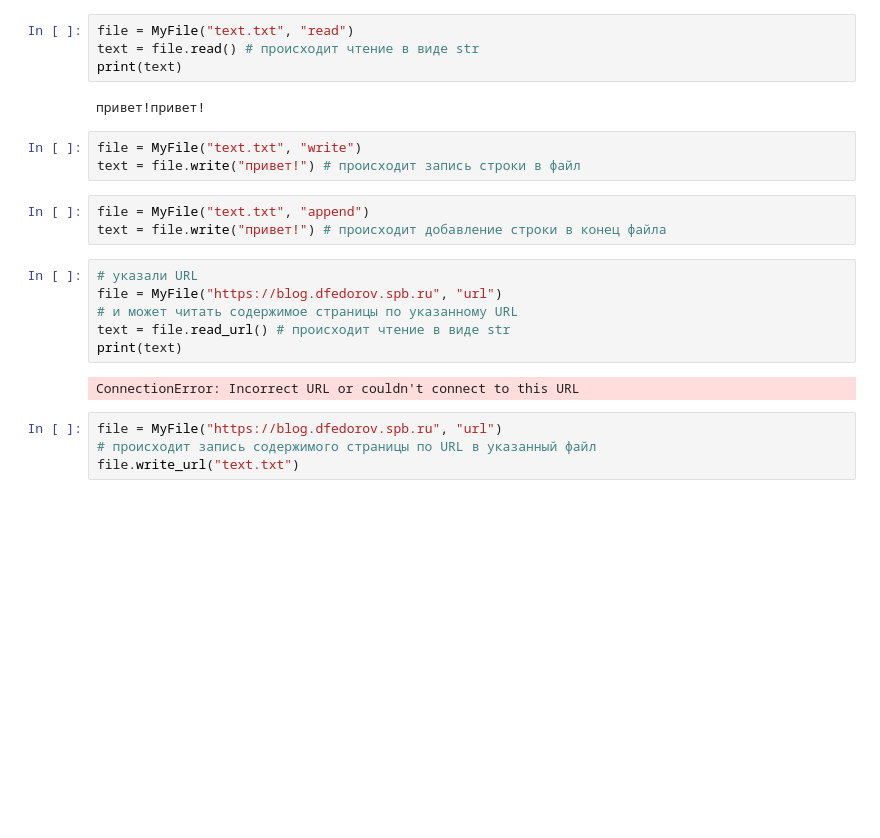
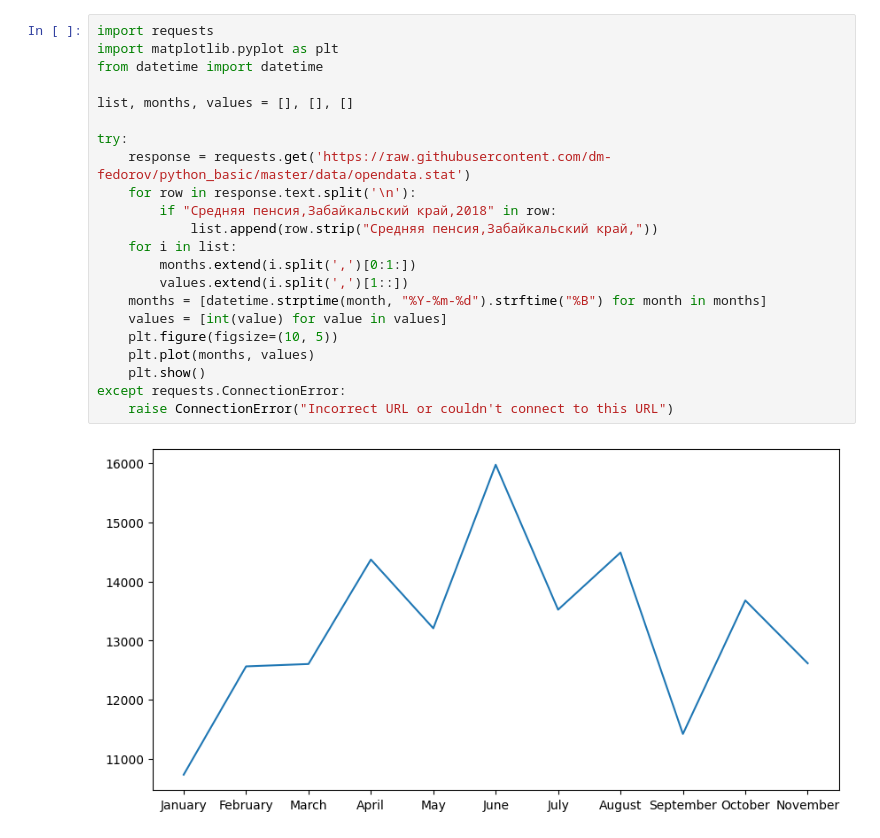
Before and after one commit to Lofir/tp_lab2, a Jupyter notebook: 76.ipynb, the cells around one changed output. Drawn from its saved outputs; the diff is of its cells as text; blank space fills up the shorter version.

```diff
--- a/76.ipynb
+++ b/76.ipynb
@@ -50,24 +1,24 @@ class MyFile:
-# %%
-file = MyFile("text.txt", "read")
-text = file.read() # происходит чтение в виде str
-print(text)
-# %% [output]
-привет!привет!
-# %%
-file = MyFile("text.txt", "write")
-text = file.write("привет!") # происходит запись строки в файл
-# %%
-file = MyFile("text.txt", "append")
-text = file.write("привет!") # происходит добавление строки в конец файла
-# %%
-# указали URL
-file = MyFile("https://blog.dfedorov.spb.ru", "url")
-# и может читать содержимое страницы по указанному URL
-text = file.read_url() # происходит чтение в виде str
-print(text)
-# %% [output]
-ConnectionError: Incorrect URL or couldn't connect to this URL
-# %%
-file = MyFile("https://blog.dfedorov.spb.ru", "url")
-# происходит запись содержимого страницы по URL в указанный файл
-file.write_url("text.txt")
+# %%
+import requests
+import matplotlib.pyplot as plt
+from datetime import datetime
+
+list, months, values = [], [], []
+
+try:
+    response = requests.get('https://raw.githubusercontent.com/dm-fedorov/python_basic/master/data/opendata.stat')
+    for row in response.text.split('\n'):
+        if "Средняя пенсия,Забайкальский край,2018" in row:
+            list.append(row.strip("Средняя пенсия,Забайкальский край,"))
+    for i in list:
+        months.extend(i.split(',')[0:1:])
+        values.extend(i.split(',')[1::])
+    months = [datetime.strptime(month, "%Y-%m-%d").strftime("%B") for month in months]
+    values = [int(value) for value in values]
+    plt.figure(figsize=(10, 5))
+    plt.plot(months, values)
+    plt.show()
+except requests.ConnectionError:
+    raise ConnectionError("Incorrect URL or couldn't connect to this URL")
+# %% [output]
+[figure, added]
```
Also changed, not shown: parts of 1 cell of this notebook.
